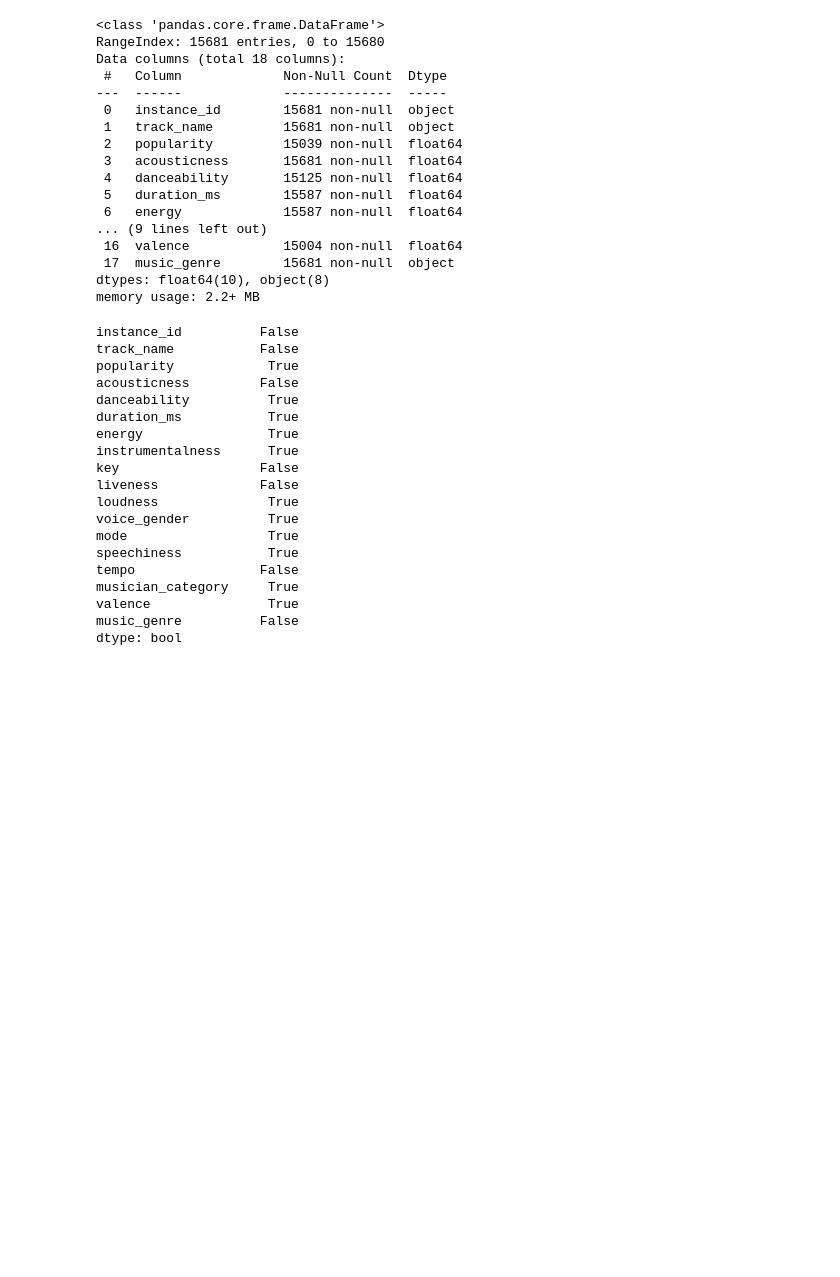
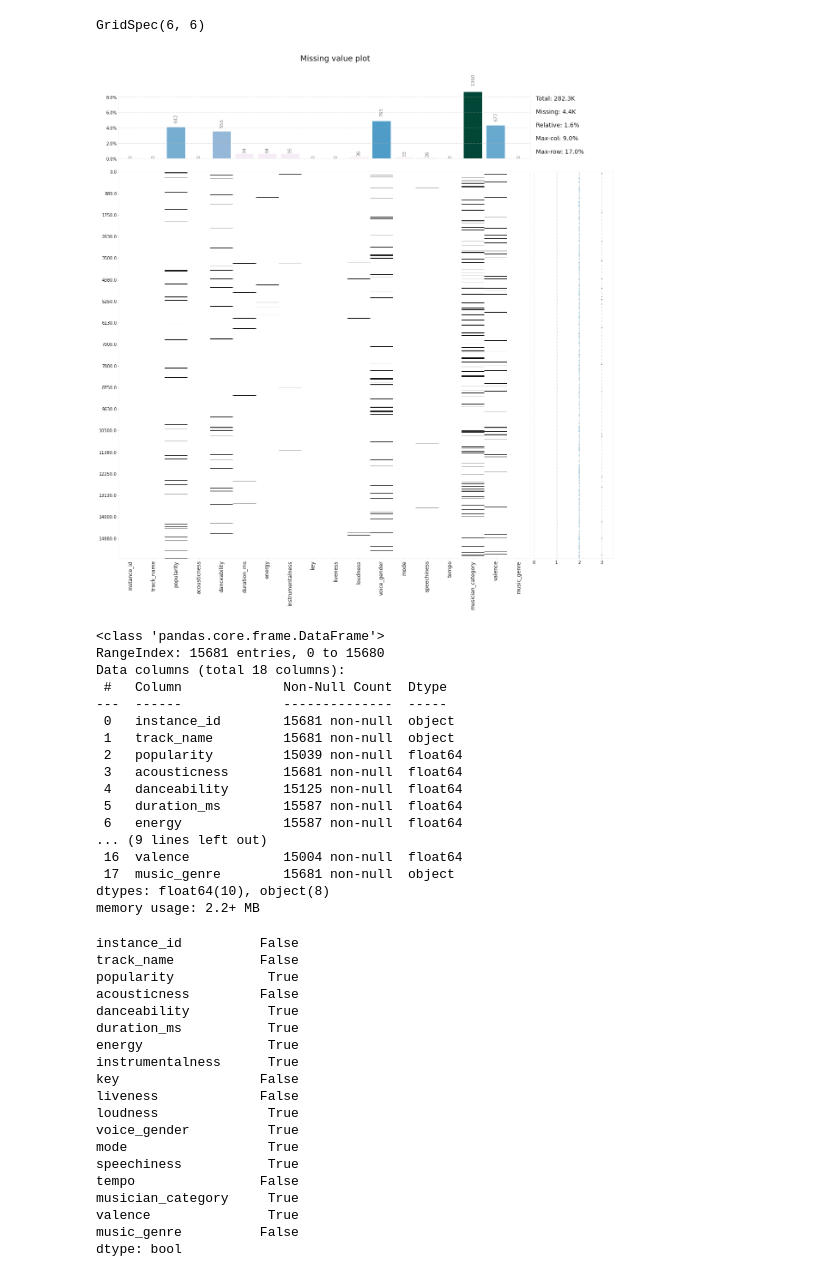
Before and after one commit to sashank-m/Eli_Lilly, a Jupyter notebook: Eli_Lilly.ipynb, the cells around one changed output. Saved outputs shown, nothing was run; the diff lists cells and outputs as text; code cells hidden in the pictures; blank space fills up the shorter version.

```diff
--- a/Eli_Lilly.ipynb
+++ b/Eli_Lilly.ipynb
@@ -12,0 +16,5 @@ df = pd.read_csv("D:/Sashank/Music Data/train.csv")
+# %%
+klib.missingval_plot(df)
+# %% [output]
+GridSpec(6, 6)
+[figure, added]
```
Also changed, not shown: parts of 79 cells of this notebook, 2 other files.
